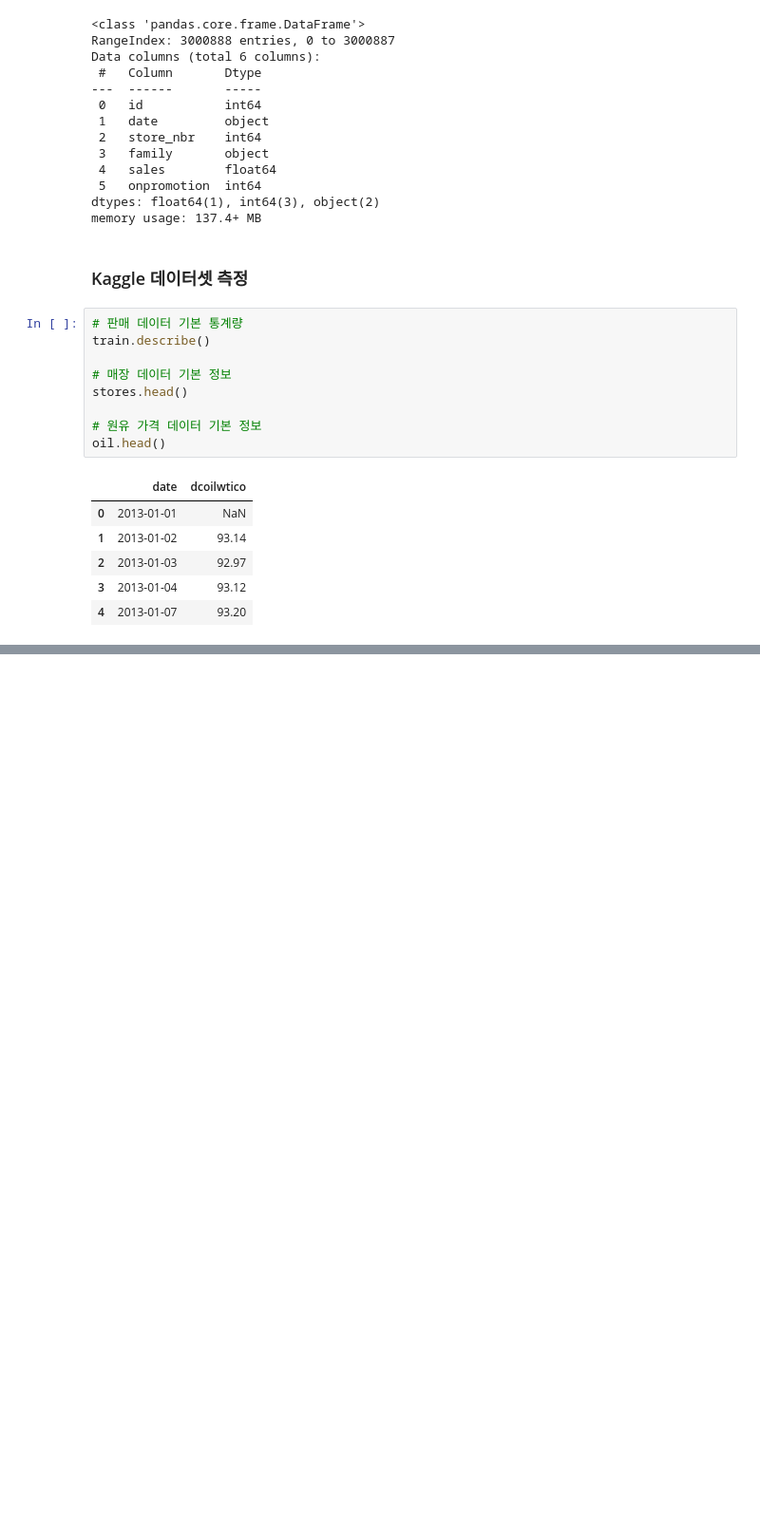
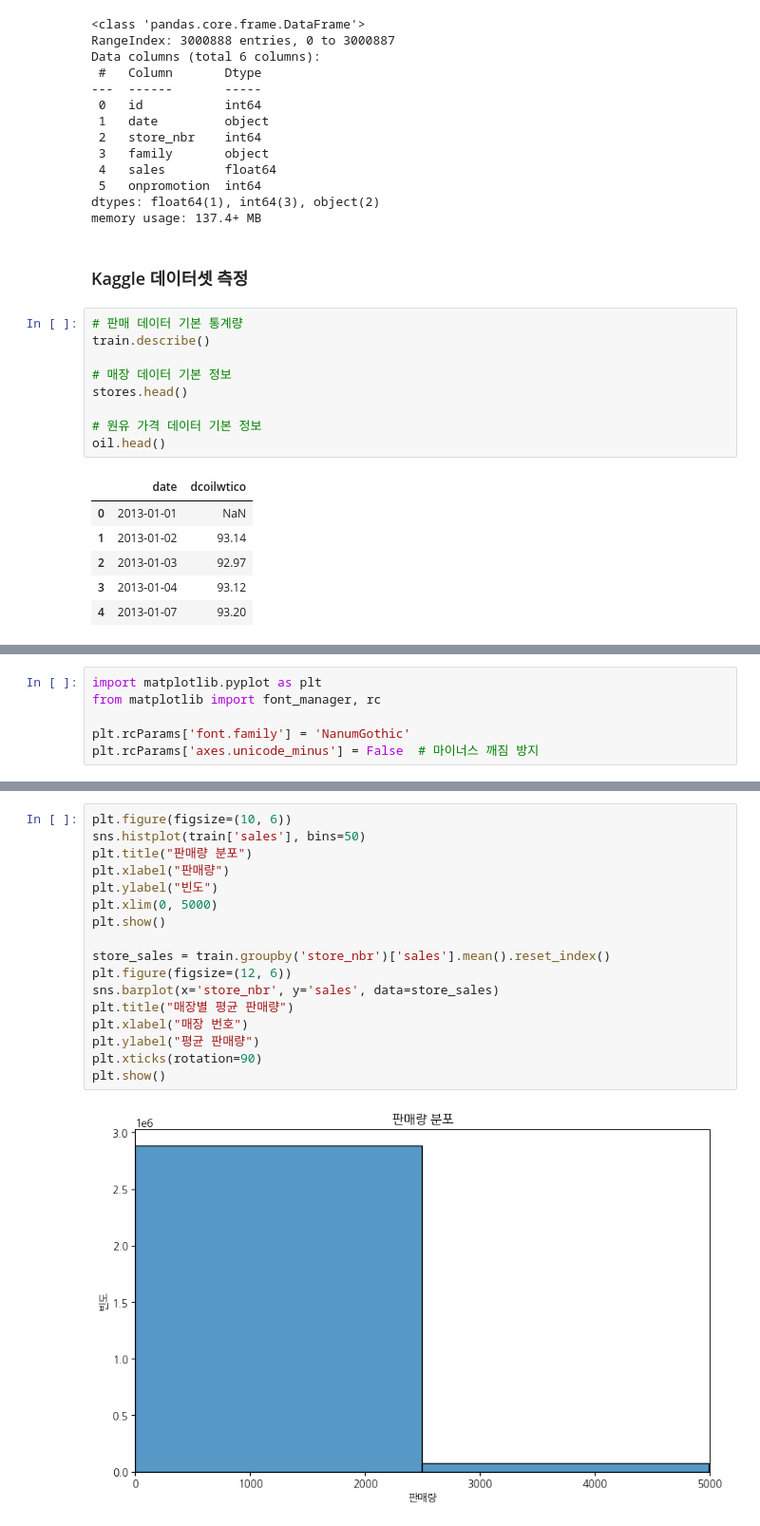
Before and after one commit to CashaEl/Data-Analysis-with-Open-Source, a Jupyter notebook: 오픈소스_데이터_분석_6강.ipynb, the cells around one changed output, grey strips where cells are left out. Shown at 95% size. Cells and saved outputs as stored; diff of their text form; blank space fills up the shorter version.

```diff
--- a/오픈소스_데이터_분석_6강.ipynb
+++ b/오픈소스_데이터_분석_6강.ipynb
@@ -239,0 +587,6 @@ oil.head()
+# %%
+import matplotlib.pyplot as plt
+from matplotlib import font_manager, rc
+
+plt.rcParams['font.family'] = 'NanumGothic'
+plt.rcParams['axes.unicode_minus'] = False  # 마이너스 깨짐 방지
@@ -239,0 +609,19 @@ oil.head()
+# %%
+plt.figure(figsize=(10, 6))
+sns.histplot(train['sales'], bins=50)
+plt.title("판매량 분포")
+plt.xlabel("판매량")
+plt.ylabel("빈도")
+plt.xlim(0, 5000)
+plt.show()
+
+store_sales = train.groupby('store_nbr')['sales'].mean().reset_index()
+plt.figure(figsize=(12, 6))
+sns.barplot(x='store_nbr', y='sales', data=store_sales)
+plt.title("매장별 평균 판매량")
+plt.xlabel("매장 번호")
+plt.ylabel("평균 판매량")
+plt.xticks(rotation=90)
+plt.show()
+# %% [output]
+[figure, added]
```
Also changed, not shown: parts of 25 cells of this notebook.
